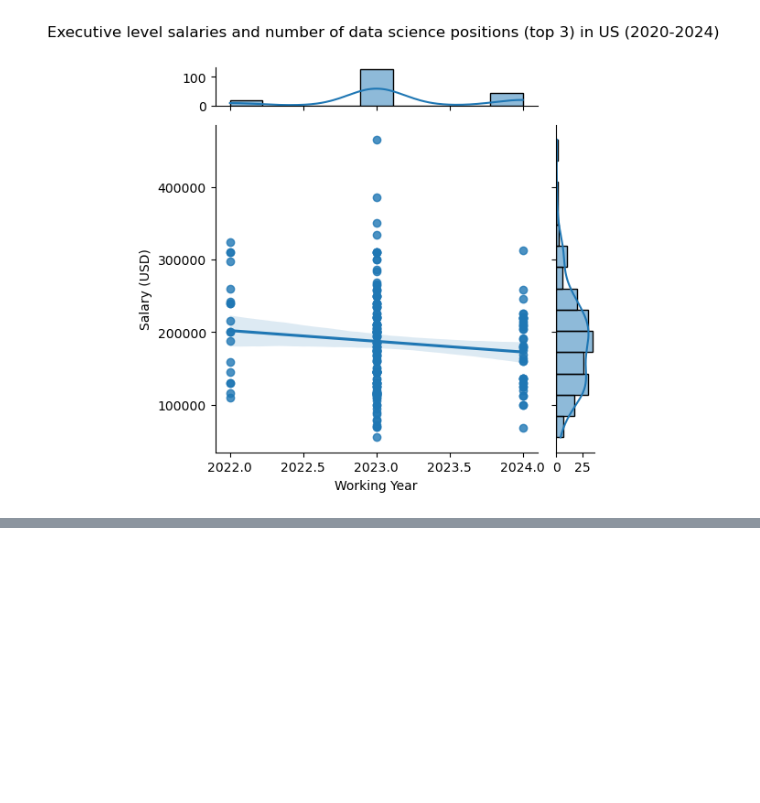
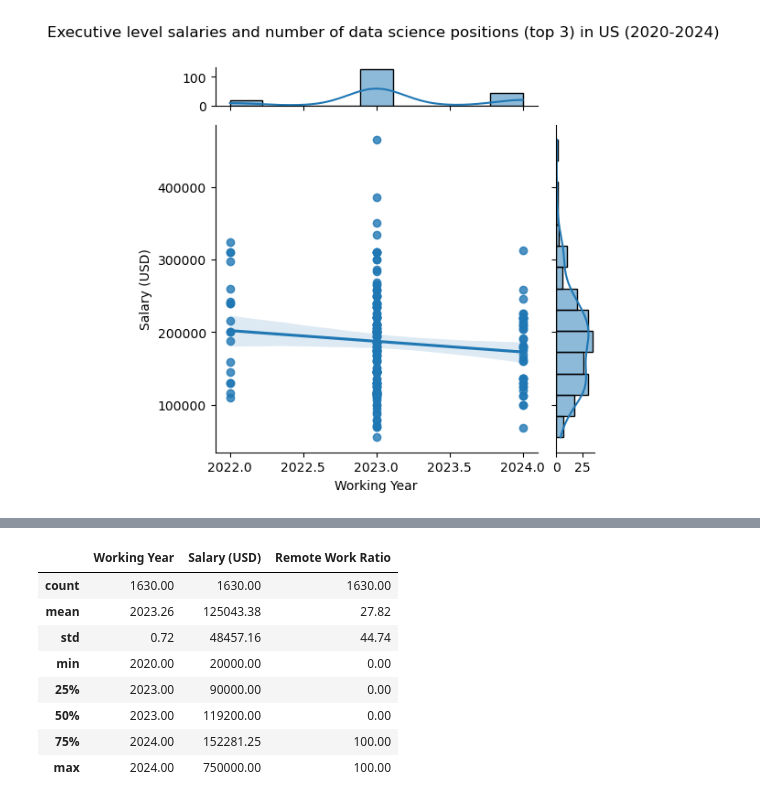
Before and after one commit to chadhollman/data-analyst-job-trends-2020-2024, a Jupyter notebook: linear_regression_analysis.ipynb, the cells around one changed output, grey strips where cells are left out. Cells and saved outputs as stored; diff of their text form; code cells hidden in the pictures; blank space fills up the shorter version.

```diff
--- a/linear_regression_analysis.ipynb
+++ b/linear_regression_analysis.ipynb
@@ -282,0 +297,14 @@ joint_plot_executive.savefig("linear_regression_plots/jointplot_executive.png",
+# %%
+# Perform summary statistics for each subset
+summary_middle_level = round(subset_usa_middle.describe(),2)
+summary_middle_level
+# %% [output]
+|  | Working Year | Salary (USD) | Remote Work Ratio |
+| count | 1630.00 | 1630.00 | 1630.00 |
+| mean | 2023.26 | 125043.38 | 27.82 |
+| std | 0.72 | 48457.16 | 44.74 |
+| min | 2020.00 | 20000.00 | 0.00 |
+| 25% | 2023.00 | 90000.00 | 0.00 |
+| 50% | 2023.00 | 119200.00 | 0.00 |
+| 75% | 2024.00 | 152281.25 | 100.00 |
+| max | 2024.00 | 750000.00 | 100.00 |
```
Also changed, not shown: parts of 4 cells of this notebook, 1 other file.
